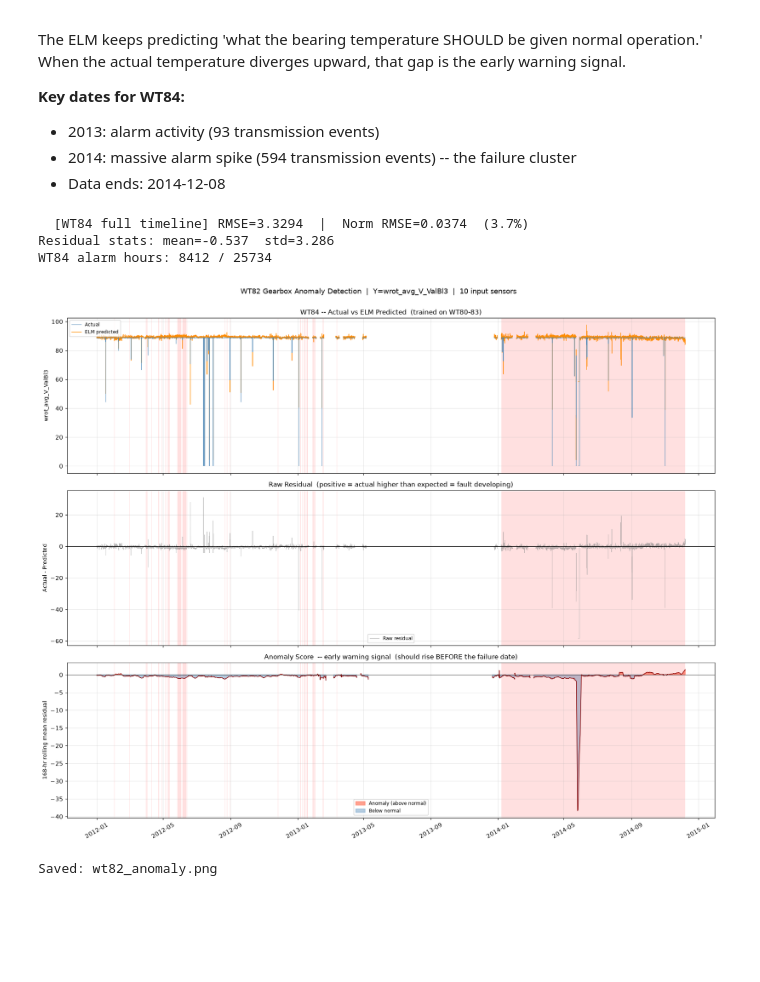
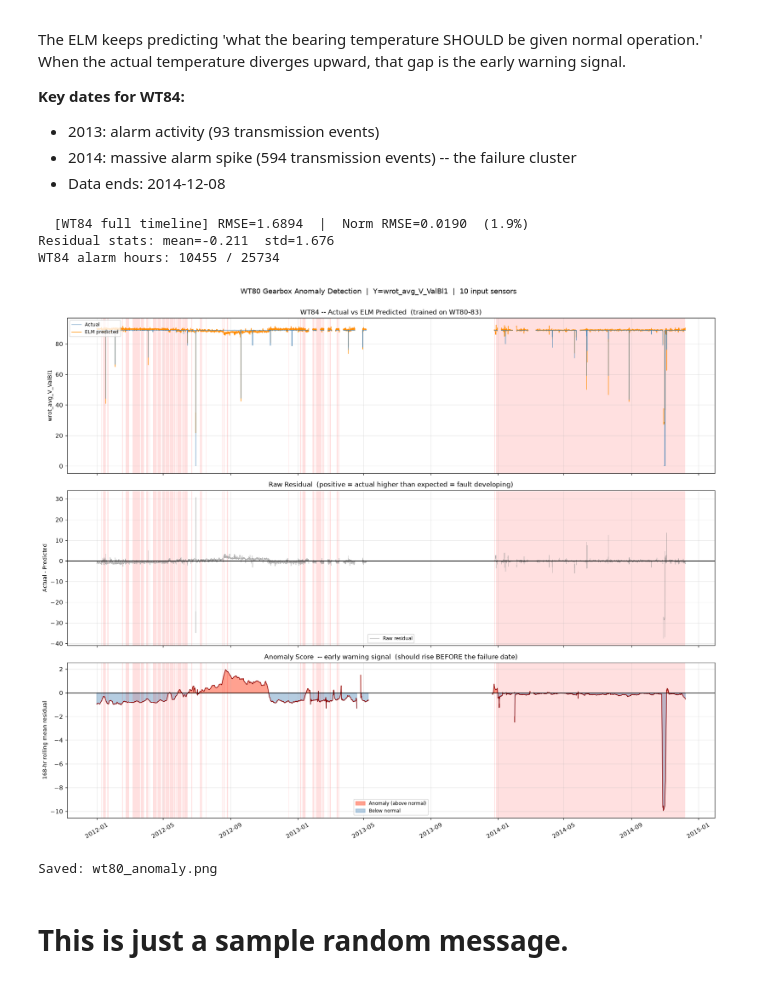
Before and after one commit to madisettydharmadeep-ai/dt-wind-sense, a Jupyter notebook: FUHRLANDER GITHUB REPO/python_pipeline.ipynb, the cells around one changed output. Drawn from its saved outputs; the diff is of its cells as text; code cells hidden in the pictures; blank space fills up the shorter version.

```diff
--- a/FUHRLANDER GITHUB REPO/python_pipeline.ipynb
+++ b/FUHRLANDER GITHUB REPO/python_pipeline.ipynb
@@ -18,8 +18,8 @@ warnings.filterwarnings('ignore')
 
 # -- CHANGE THESE -----------------------------------------------------------
 DATASET_PATH = r"C:\Eminds pros\E-minds projects\fuhrlander\FUHRLANDER GITHUB REPO\dataset"
-TRAIN_IDS     = [80, 82, 83]       # turbines used for training
-TEST_ID       = 81            # turbine to run anomaly detection on
+TRAIN_IDS     = [81, 82, 83]       # turbines used for training
+TEST_ID       = 80            # turbine to run anomaly detection on
 
 RESAMPLE_FREQ = "1h"                   # resample raw 5-min data to this
 RF_TREES      = 100                    # random forest trees per phase
@@ -389,9 +389,9 @@ rmse84, nrmse84 = elm.evaluate(X_wt84[ok84], y_wt84[ok84], label='WT84 full time
 print(f'Residual stats: mean={residual[ok84].mean():.3f}  std={residual[ok84].std():.3f}')
 print(f'WT84 alarm hours: {int(alarm_series.sum())} / {len(alarm_series)}')
 # %% [output]
-  [WT84 full timeline] RMSE=3.3294  |  Norm RMSE=0.0374  (3.7%)
-Residual stats: mean=-0.537  std=3.286
-WT84 alarm hours: 8412 / 25734
+  [WT84 full timeline] RMSE=1.6894  |  Norm RMSE=0.0190  (1.9%)
+Residual stats: mean=-0.211  std=1.676
+WT84 alarm hours: 10455 / 25734
 # %%
 fig, axs = plt.subplots(3, 1, figsize=(16, 13), sharex=True)
 failure = pd.Timestamp(FAILURE_DATE) if FAILURE_DATE else None
@@ -412,35 +412,37 @@ ax = axs[1]
 ax.plot(ts_wt84, residual, lw=0.5, color='grey', alpha=0.6, label='Raw residual')
 ax.axhline(0, color='black', lw=0.8)
 for s, e in zip(alarm_starts, alarm_ends):
     ax.axvspan(s, e, color='red', alpha=0.12, linewidth=0)
 if failure: ax.axvline(failure, color='red', lw=1.5, linestyle='--')
 ax.set_ylabel('Actual - Predicted', fontsize=9)
 ax.set_title('Raw Residual  (positive = actual higher than expected = fault developing)', fontsize=11)
 ax.legend(fontsize=8)
 
 # ---- Panel 3: Rolling anomaly score ---------------------------------------
 ax = axs[2]
 ax.fill_between(ts_wt84, 0, anomaly_score,
                 where=anomaly_score > 0, color='tomato',  alpha=0.6, label='Anomaly (above normal)')
 ax.fill_between(ts_wt84, 0, anomaly_score,
                 where=anomaly_score <= 0, color='steelblue', alpha=0.4, label='Below normal')
 ax.plot(ts_wt84, anomaly_score, lw=1.0, color='darkred')
 ax.axhline(0, color='black', lw=0.8)
 for s, e in zip(alarm_starts, alarm_ends):
     ax.axvspan(s, e, color='red', alpha=0.12, linewidth=0)
 if failure: ax.axvline(failure, color='red', lw=1.5, linestyle='--', label=f'Failure marker ({FAILURE_DATE})')
 ax.set_ylabel(f'{ANOMALY_WINDOW}-hr rolling mean residual', fontsize=9)
 ax.set_title('Anomaly Score  -- early warning signal  (should rise BEFORE the failure date)', fontsize=11)
 ax.legend(fontsize=8)
 ax.xaxis.set_major_formatter(mdates.DateFormatter('%Y-%m'))
 ax.tick_params(axis='x', rotation=30)
 
-fig.suptitle(f'WT81 Gearbox Anomaly Detection  |  Y={Y_VAR[:40]}  |  {MAX_VARS} input sensors',
+fig.suptitle(f'WT80 Gearbox Anomaly Detection  |  Y={Y_VAR[:40]}  |  {MAX_VARS} input sensors',
              fontsize=12, y=1.002)
 plt.tight_layout()
-plt.savefig('wt81_anomaly.png', dpi=120, bbox_inches='tight')
+plt.savefig('wt80_anomaly.png', dpi=120, bbox_inches='tight')
 plt.show()
-print('Saved: wt81_anomaly.png')
+print('Saved: wt80_anomaly.png')
 # %% [output]
-[figure, old version]
+[figure, new version]
-Saved: wt82_anomaly.png
+Saved: wt80_anomaly.png
+# %% [markdown]
+# This is just a sample random message.
```
Also changed, not shown: parts of 4 cells of this notebook, 1 other file.
